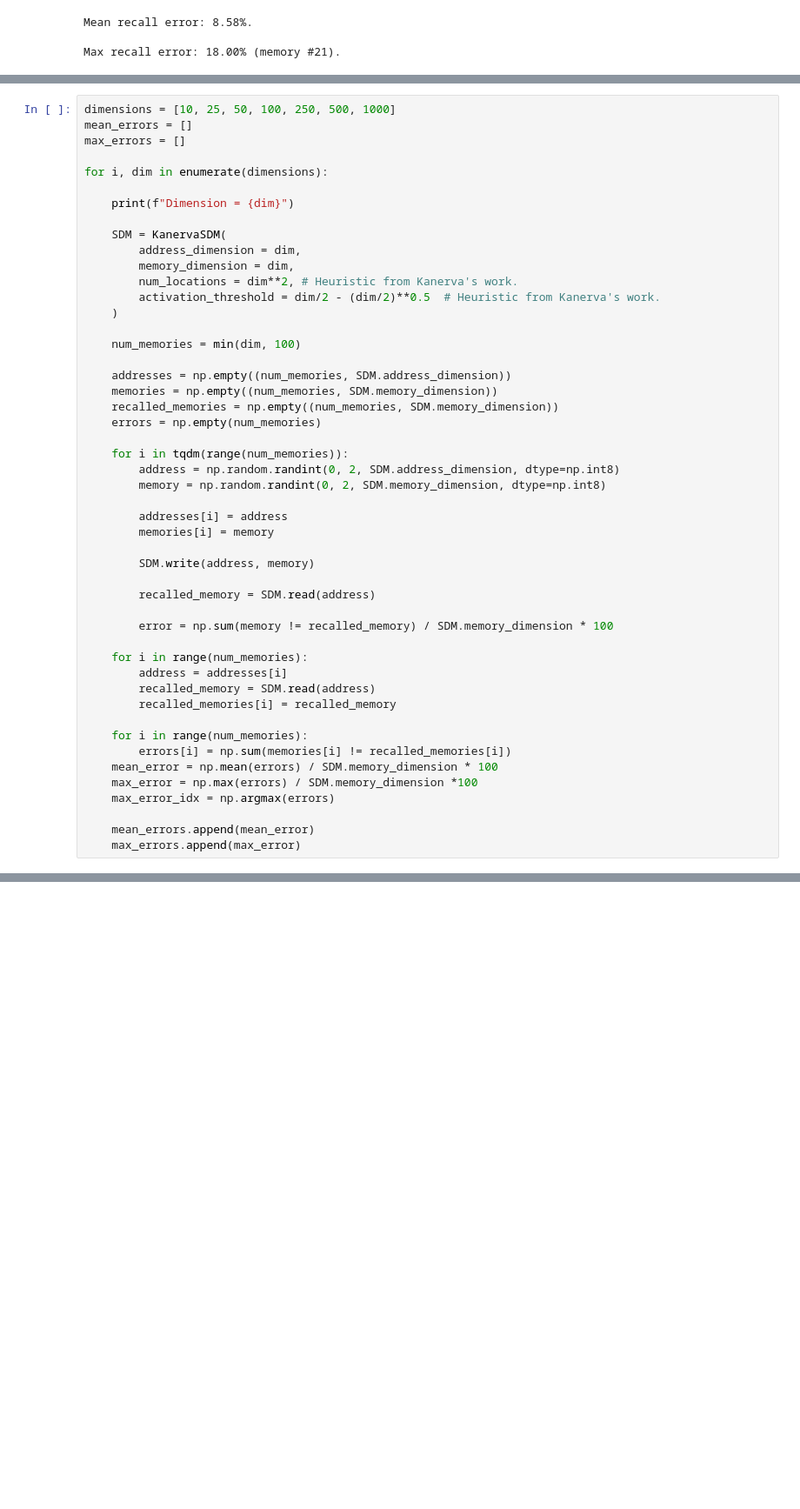
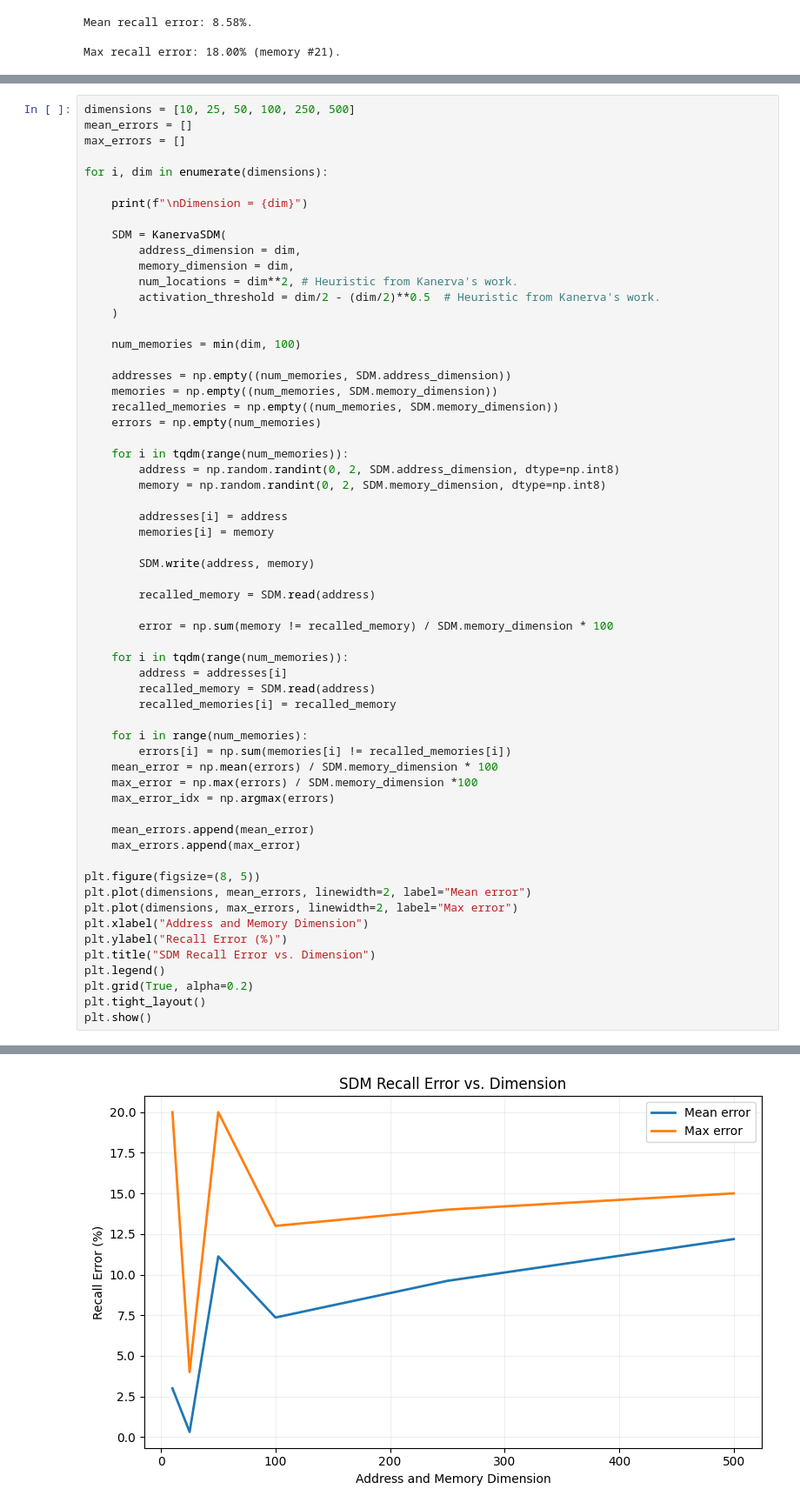
Before and after one commit to made-by-simon/experiments-with-sparse-distributed-memory, a Jupyter notebook: experiments.ipynb, the cells around one changed output, grey strips where cells are left out. Shown at 87% size. Cells and saved outputs as stored; diff of their text form; blank space fills up the shorter version.

```diff
--- a/experiments_with_sdm.ipynb
+++ b/experiments.ipynb
@@ -182,11 +180,11 @@ Note: This cell may take around five minutes to run.
 # %%
-dimensions = [10, 25, 50, 100, 250, 500, 1000]
+dimensions = [10, 25, 50, 100, 250, 500]
 mean_errors = []
 max_errors = []
 
 for i, dim in enumerate(dimensions):
 
-    print(f"Dimension = {dim}")
+    print(f"\nDimension = {dim}")
 
     SDM = KanervaSDM(
         address_dimension = dim,
@@ -215,7 +213,7 @@ for i, dim in enumerate(dimensions):
 
         error = np.sum(memory != recalled_memory) / SDM.memory_dimension * 100
 
-    for i in range(num_memories):
+    for i in tqdm(range(num_memories)):
         address = addresses[i]
         recalled_memory = SDM.read(address)
         recalled_memories[i] = recalled_memory
@@ -228,6 +226,17 @@ for i, dim in enumerate(dimensions):
 
     mean_errors.append(mean_error)
     max_errors.append(max_error)
+
+plt.figure(figsize=(8, 5))
+plt.plot(dimensions, mean_errors, linewidth=2, label="Mean error")
+plt.plot(dimensions, max_errors, linewidth=2, label="Max error")
+plt.xlabel("Address and Memory Dimension")
+plt.ylabel("Recall Error (%)")
+plt.title("SDM Recall Error vs. Dimension")
+plt.legend()
+plt.grid(True, alpha=0.2)
+plt.tight_layout()
+plt.show()
 # %% [output]
 Dimension = 10
 Dimension = 25
@@ -238,0 +247 @@ Dimension = 1000
+[figure, added]
```
Also changed, not shown: parts of 6 cells of this notebook.
